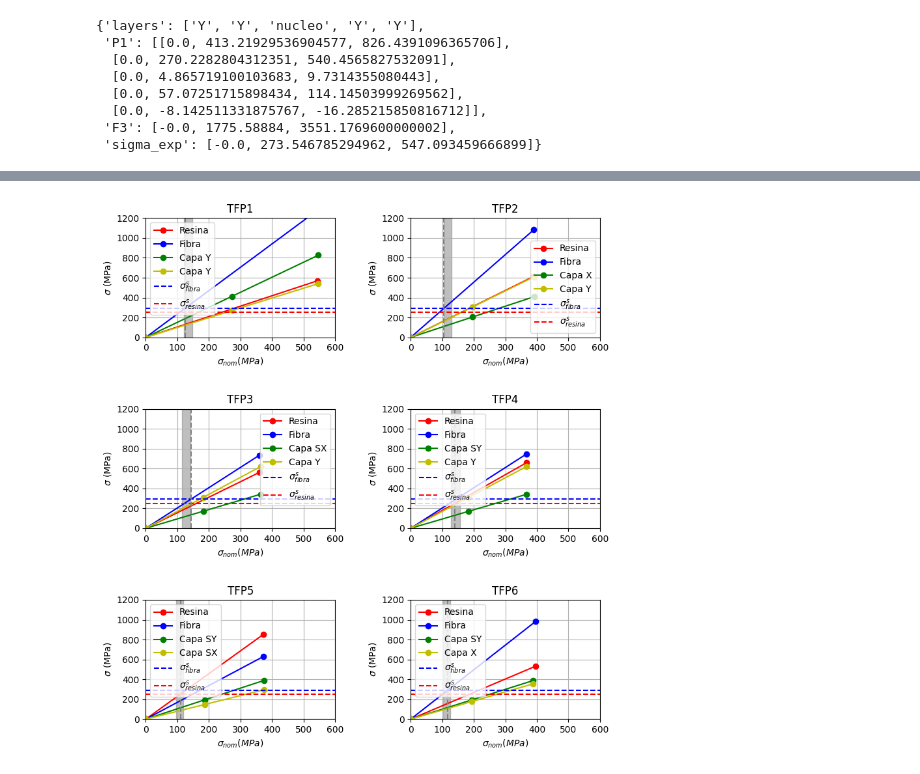
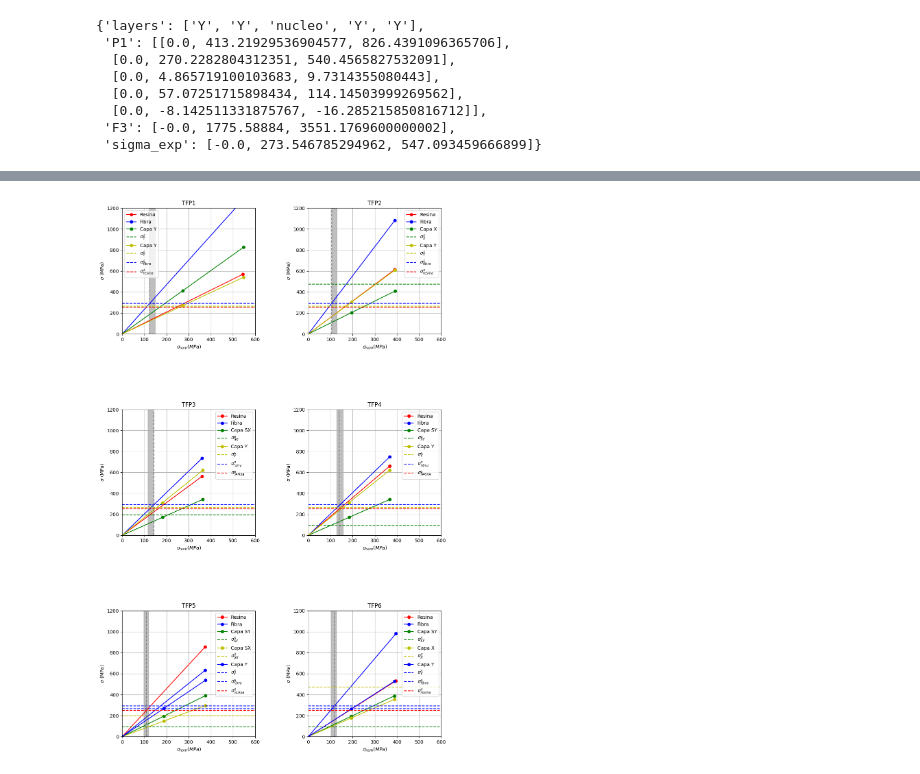
Before and after one commit to AdvancedMaterialSimulation/CITISENS_Composite, a Jupyter notebook: scripts_finals/02_metodo/02_flexion/T01_post_all copy.ipynb, the cells around one changed output, grey strips where cells are left out. Drawn from its saved outputs; the diff is of its cells as text; code cells hidden in the pictures.

```diff
--- a/scripts_finals/02_metodo/02_flexion/T01_post_all copy.ipynb
+++ b/scripts_finals/02_metodo/02_flexion/T01_post_all copy.ipynb
@@ -387,3 +387,7 @@ summaries_multicapa[0]
  'sigma_exp': [-0.0, 273.546785294962, 547.093459666899]}
 # %%
 layers = summaries_multicapa[0]["layers"]
+# %%
+st_df_path = r"C:\Users\djoroya\Documents\GitHub\CITISENS_Composite_v2\scripts_finals\01_metodo\02_flexion\04_optim_stress\Sl.csv"
+df_st = pd.read_csv(st_df_path)
+df_st
@@ -390,10 +402,18 @@ layers = summaries_multicapa[0]["layers"]
+# %%
+St_layers = {
+    "X"   : df_st.T[2].values[1],
+    "SX"  : df_st.T[3].values[1],
+    "Y"   : df_st.T[4].values[1],
+    "SY"  : df_st.T[5].values[1],
+    "nucleo" : 0.0,
+}
 # %%
-fig = plt.figure(figsize=(9,10))
+fig = plt.figure(figsize=(12,20))
 #padding between subplots
 plt.subplots_adjust(hspace=0.6, wspace=0.4)
 
 ncapas = [2,2,2,2,3,3]
-
+colors = ["g","y","b","r","c","m"]
 for i in range(6):
 
     isum = summaries_multicapa[i]
@@ -401,33 +421,37 @@ for i in range(6):
     P1 = isum["P1"]
     plt.subplot(3,2,i+1)
     plt.plot([0,sigma_exp[i]], [0,P1_resina[i]], "o-", label="Resina",color="r")
     plt.plot([0,sigma_exp[i]], [0,P1_max[i]], "o-", label="Fibra",color="b")
 
     sigma_exp_mc = isum["sigma_exp"]
-    plt.plot(sigma_exp_mc, P1[0], "o-", label="Capa "+layers[0],color="g")
-    plt.plot(sigma_exp_mc, P1[1], "o-", label="Capa "+layers[1],color="y")
+    for j in range(ncapas[i]):
+        plt.plot(sigma_exp_mc, P1[j], "o-", label="Capa "+layers[j],color=colors[j])
+        # horizontal line
+        plt.axhline(y=St_layers[layers[j]], linestyle='--', label=r"$\sigma_{"+layers[j]+"}^s$",
+                    color=colors[j])
+
 
     # horizontal line
     plt.axhline(y=P1_fibra_opt, linestyle='--', label="$\sigma_{fibra}^s$",
                 color="b")
     plt.axhline(y=P1_resina_opt, linestyle='--', label="$\sigma_{resina}^s$",
                 color="r")
 
     # experimental vertical line
     # 10% rectangle vertical line
     plt.fill_betweenx([0, 1200],
                       Sb_expiremental[i]-Sb_expiremental[i]*0.1,
                       Sb_expiremental[i]+Sb_expiremental[i]*0.1,
                       color="gray", alpha=0.5)
 
     # vertical line
     plt.axvline(x=S_TPFi_opt[i], linestyle='--', color="gray")
     plt.ylabel(r"$\sigma$ (MPa)")
     plt.xlabel(r"$\sigma_{nom} (MPa)$")
     plt.grid()
     plt.title("TFP" + str(i+1))
     plt.ylim(0, 1200)
     plt.xlim(0, 600)
     plt.legend()
 # %% [output]
-[figure, old version]
+[figure, new version]
```
Also changed, not shown: parts of 2 cells of this notebook, 4 other files.
